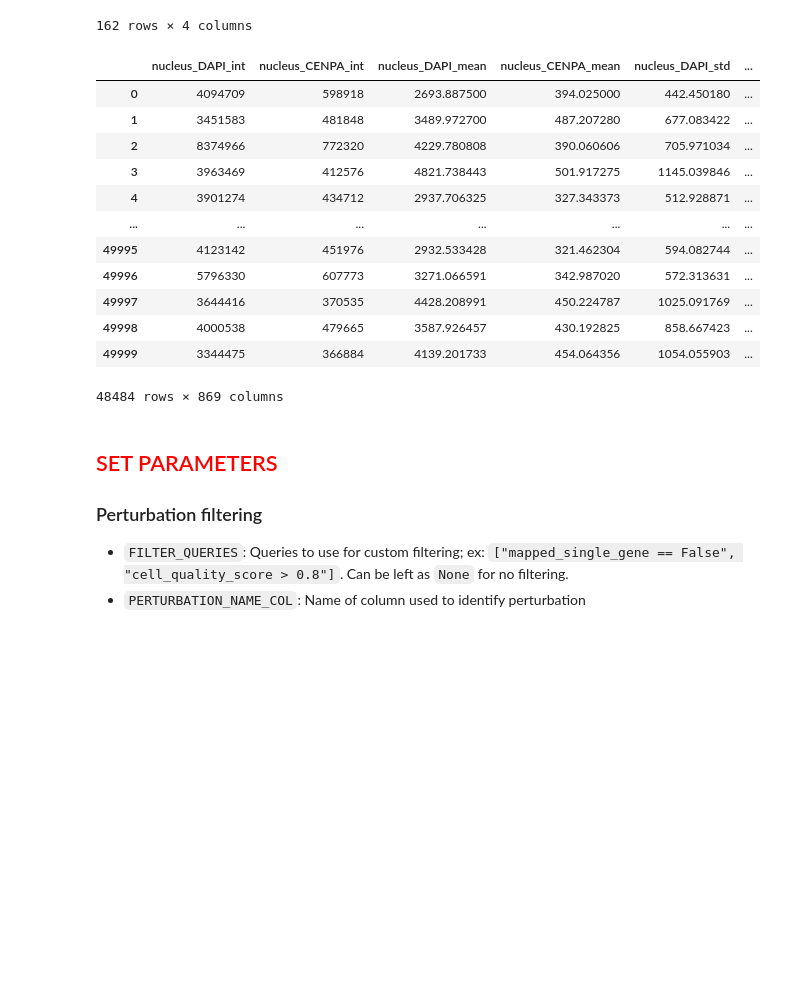
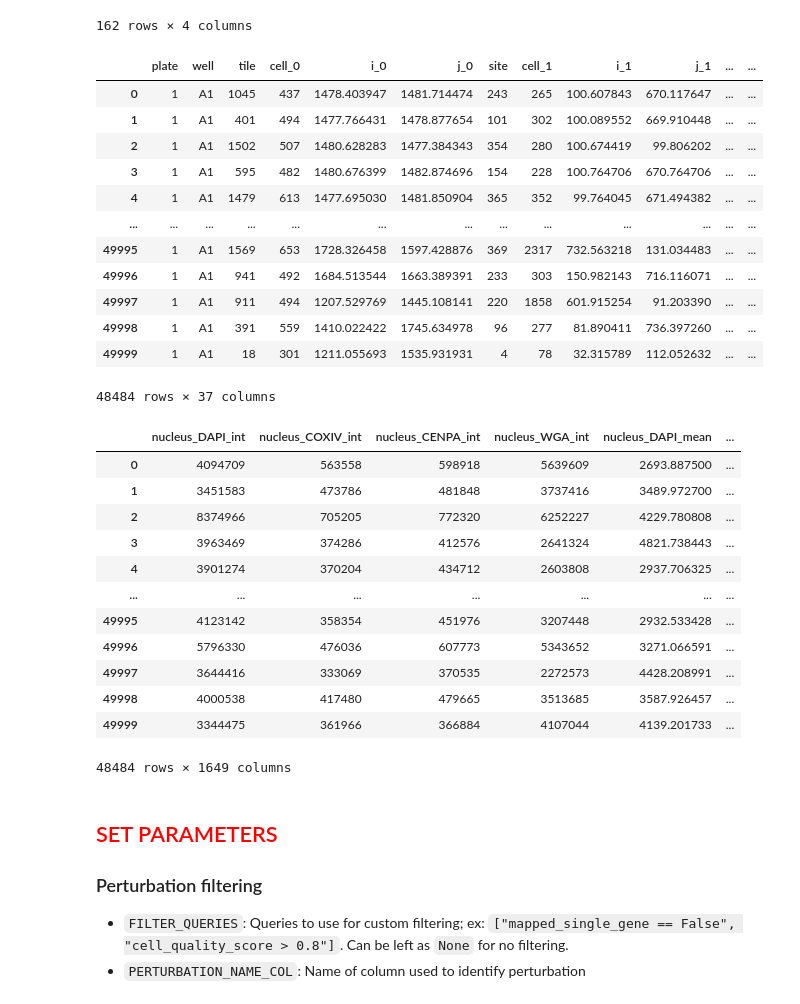
Before and after one commit to cheeseman-lab/brieflow-analysis, a Jupyter notebook: analysis/7.configure_aggregate_params.ipynb, the cells around one changed output. Drawn from its saved outputs; the diff is of its cells as text; code cells hidden in the pictures; blank space fills up the shorter version.

```diff
--- a/analysis/7.configure_aggregate_params.ipynb
+++ b/analysis/7.configure_aggregate_params.ipynb
@@ -324,24 +328,51 @@ Aggregate wildcard combos:
 | 160 | all | DAPI_CENPA | 1 | A3 |
 | 161 | all | DAPI_WGA | 1 | A3 |
 162 rows × 4 columns
-# %%
-all_channels = config["phenotype"]["channel_names"]
-features = channel_combo_subset(features, TEST_CHANNEL_COMBO, all_channels)
-features
-# %% [output]
-|  | nucleus_DAPI_int | nucleus_CENPA_int | nucleus_DAPI_mean | nucleus_CENPA_mean | nucleus_DAPI_std | ... |
-| 0 | 4094709 | 598918 | 2693.887500 | 394.025000 | 442.450180 | ... |
-| 1 | 3451583 | 481848 | 3489.972700 | 487.207280 | 677.083422 | ... |
-| 2 | 8374966 | 772320 | 4229.780808 | 390.060606 | 705.971034 | ... |
-| 3 | 3963469 | 412576 | 4821.738443 | 501.917275 | 1145.039846 | ... |
-| 4 | 3901274 | 434712 | 2937.706325 | 327.343373 | 512.928871 | ... |
-| ... | ... | ... | ... | ... | ... | ... |
-| 49995 | 4123142 | 451976 | 2932.533428 | 321.462304 | 594.082744 | ... |
-| 49996 | 5796330 | 607773 | 3271.066591 | 342.987020 | 572.313631 | ... |
-| 49997 | 3644416 | 370535 | 4428.208991 | 450.224787 | 1025.091769 | ... |
-| 49998 | 4000538 | 479665 | 3587.926457 | 430.192825 | 858.667423 | ... |
-| 49999 | 3344475 | 366884 | 4139.201733 | 454.064356 | 1054.055903 | ... |
-48484 rows × 869 columns
+# %%
+# subset cell class
+if TEST_CELL_CLASS != "all":
+    cell_class_mask = metadata["class"] == TEST_CELL_CLASS
+    metadata = metadata[cell_class_mask]
+    features = features[cell_class_mask]
+
+# subset features
+all_channels = config["phenotype"]["channel_names"]
+features = channel_combo_subset(features, TEST_CHANNEL_COMBO, all_channels)
+
+# copy metadata and features for later eval
+dataset_metadata = metadata.copy()
+dataset_features = features.copy()
+
+# preview metadata and features
+display(metadata)
+display(features)
+# %% [output]
+|  | plate | well | tile | cell_0 | i_0 | j_0 | site | cell_1 | i_1 | j_1 | ... | ... |
+| 0 | 1 | A1 | 1045 | 437 | 1478.403947 | 1481.714474 | 243 | 265 | 100.607843 | 670.117647 | ... | ... |
+| 1 | 1 | A1 | 401 | 494 | 1477.766431 | 1478.877654 | 101 | 302 | 100.089552 | 669.910448 | ... | ... |
+| 2 | 1 | A1 | 1502 | 507 | 1480.628283 | 1477.384343 | 354 | 280 | 100.674419 | 99.806202 | ... | ... |
+| 3 | 1 | A1 | 595 | 482 | 1480.676399 | 1482.874696 | 154 | 228 | 100.764706 | 670.764706 | ... | ... |
+| 4 | 1 | A1 | 1479 | 613 | 1477.695030 | 1481.850904 | 365 | 352 | 99.764045 | 671.494382 | ... | ... |
+| ... | ... | ... | ... | ... | ... | ... | ... | ... | ... | ... | ... | ... |
+| 49995 | 1 | A1 | 1569 | 653 | 1728.326458 | 1597.428876 | 369 | 2317 | 732.563218 | 131.034483 | ... | ... |
+| 49996 | 1 | A1 | 941 | 492 | 1684.513544 | 1663.389391 | 233 | 303 | 150.982143 | 716.116071 | ... | ... |
+| 49997 | 1 | A1 | 911 | 494 | 1207.529769 | 1445.108141 | 220 | 1858 | 601.915254 | 91.203390 | ... | ... |
+| 49998 | 1 | A1 | 391 | 559 | 1410.022422 | 1745.634978 | 96 | 277 | 81.890411 | 736.397260 | ... | ... |
+| 49999 | 1 | A1 | 18 | 301 | 1211.055693 | 1535.931931 | 4 | 78 | 32.315789 | 112.052632 | ... | ... |
+48484 rows × 37 columns
+|  | nucleus_DAPI_int | nucleus_COXIV_int | nucleus_CENPA_int | nucleus_WGA_int | nucleus_DAPI_mean | ... |
+| 0 | 4094709 | 563558 | 598918 | 5639609 | 2693.887500 | ... |
+| 1 | 3451583 | 473786 | 481848 | 3737416 | 3489.972700 | ... |
+| 2 | 8374966 | 705205 | 772320 | 6252227 | 4229.780808 | ... |
+| 3 | 3963469 | 374286 | 412576 | 2641324 | 4821.738443 | ... |
+| 4 | 3901274 | 370204 | 434712 | 2603808 | 2937.706325 | ... |
+| ... | ... | ... | ... | ... | ... | ... |
+| 49995 | 4123142 | 358354 | 451976 | 3207448 | 2932.533428 | ... |
+| 49996 | 5796330 | 476036 | 607773 | 5343652 | 3271.066591 | ... |
+| 49997 | 3644416 | 333069 | 370535 | 2272573 | 4428.208991 | ... |
+| 49998 | 4000538 | 417480 | 479665 | 3513685 | 3587.926457 | ... |
+| 49999 | 3344475 | 361966 | 366884 | 4107044 | 4139.201733 | ... |
+48484 rows × 1649 columns
 # %% [markdown]
 ## <font color='red'>SET PARAMETERS</font>
 
```
Also changed, not shown: parts of 16 cells of this notebook.
